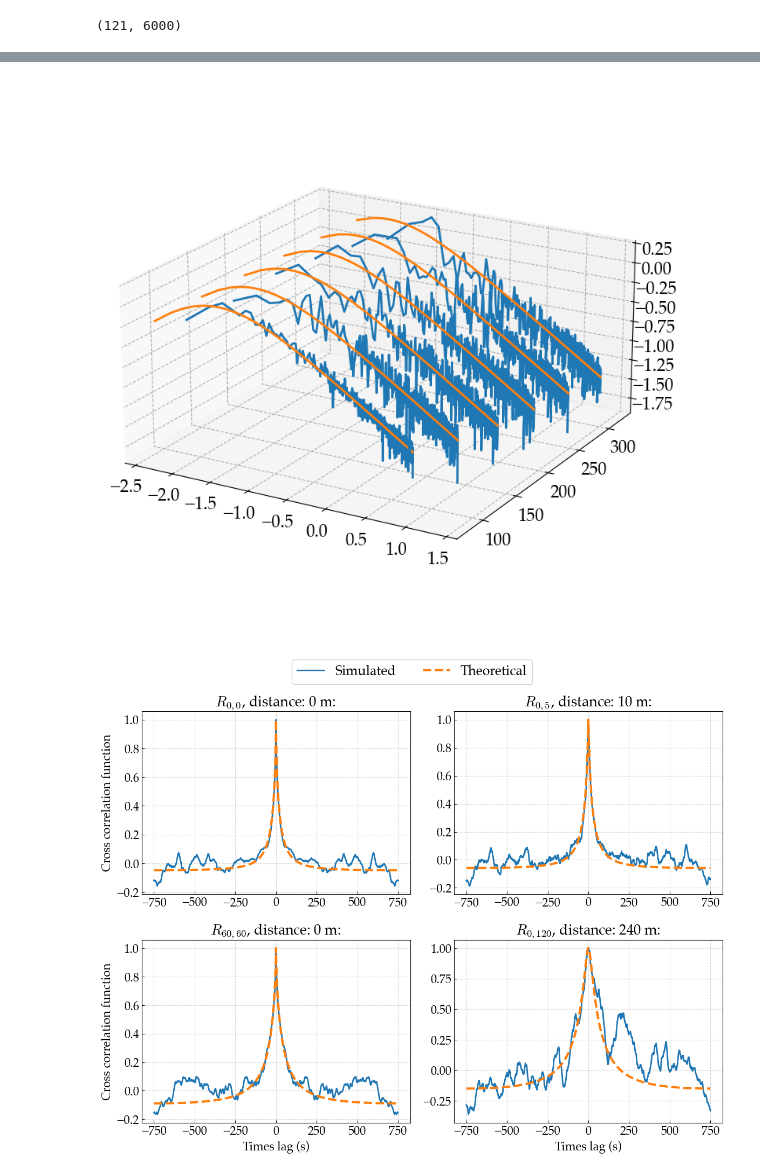
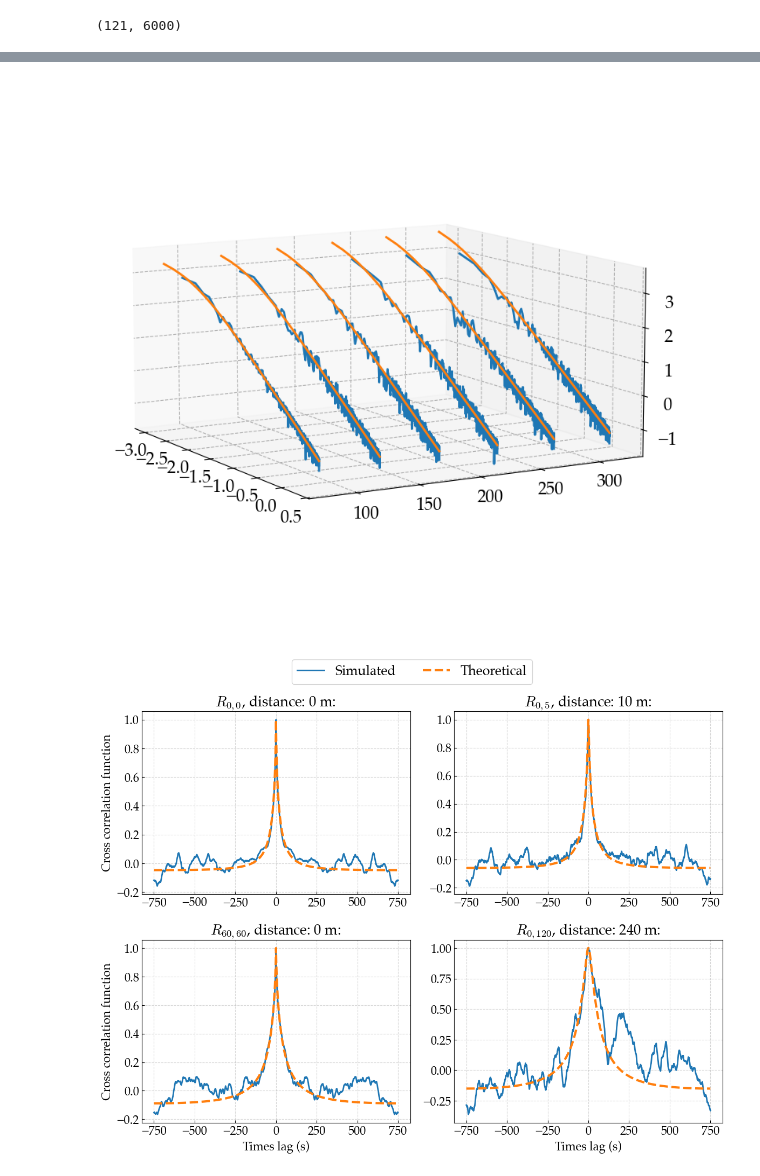
Before and after one commit to NanxiiChen/wind-simulation-GPU, a Jupyter notebook: examples/validate_cross_correlation.ipynb, the cells around one changed output, grey strips where cells are left out. Saved outputs shown, nothing was run; the diff lists cells and outputs as text; code cells hidden in the pictures.

```diff
--- a/examples/validate_cross_correlation.ipynb
+++ b/examples/validate_cross_correlation.ipynb
@@ -272,41 +274,41 @@ fig.savefig("../wind_simulation_paper/validate_psd_norm.pdf", bbox_inches='tight
 # %%
 fig, ax = plt.subplots(figsize=(12, 9), subplot_kw={'projection': '3d'},)
 indices = np.arange(0, len(positions)+1, len(positions) // 5)
 for i, idx in enumerate(indices):
     data = samples[indices[i]]
     frequencies, psd = signal.welch(
         data,
         fs = 1.0 / simulator.params["dt"],
         nperseg=1500,
         window='hann',
         scaling='density',
     )
     u_star = u_stars[indices[i]]
     z = positions[indices[i], 2]
     uz = wind_speeds[indices[i]]
     # ax.loglog(frequencies[1:] * z / uz,
     #           psd[1:] * frequencies[1:] / u_star**2, label="Simulated",
     #           color="C0", lw=2)
     # ax.loglog(
     #     frequencies_theory[1:] * z / uz,
     #     S_theory[1:, indices[i]] * frequencies_theory[1:] / u_star**2,
     #     label="Theoretical",
     #     color="C1",
     #     lw=2
     # )
-    normalized_freq = frequencies[1:] * z / uz
-    normalized_psd = psd[1:] * frequencies[1:] / u_star**2
-    ax.plot(np.log10(normalized_freq), np.full_like(normalized_freq, z), np.log10(normalized_psd),
+    # normalized_freq = frequencies[1:] * z / uz
+    # normalized_psd = psd[1:] * frequencies[1:] / u_star**2
+    ax.plot(np.log10(frequencies[1:]), np.full_like(frequencies[1:], z), np.log10(psd[1:]),
             label="Simulated", color="C0", lw=2)
-    theo_normalized_freq = frequencies_theory[1:] * z / uz
-    theo_normalized_psd = S_theory[1:, indices[i]] * frequencies_theory[1:] / u_star**2
-    ax.plot(np.log10(theo_normalized_freq), np.full_like(theo_normalized_freq, z), np.log10(theo_normalized_psd),
+    # theo_normalized_freq = frequencies_theory[1:] * z / uz
+    # theo_normalized_psd = S_theory[1:, indices[i]] * frequencies_theory[1:] / u_star**2
+    ax.plot(np.log10(frequencies_theory[1:]), np.full_like(frequencies_theory[1:], z), np.log10(S_theory[1:, indices[i]]),
             label="Theoretical", color="C1", lw=2)
 
 ax.set_box_aspect([2,2,1])
-ax.view_init(elev=20, azim=300)
+ax.view_init(elev=10, azim=-30)
 # %% [output]
-[figure, old version]
+[figure, new version]
 # %%
 pairs = [(0, 0), (0, 5), (60, 60), (0, 120)]
 visualizer = get_visualizer(backend="numpy", key=42, simulator=simulator)
```
Also changed, not shown: parts of 6 cells of this notebook, 1 other file.
